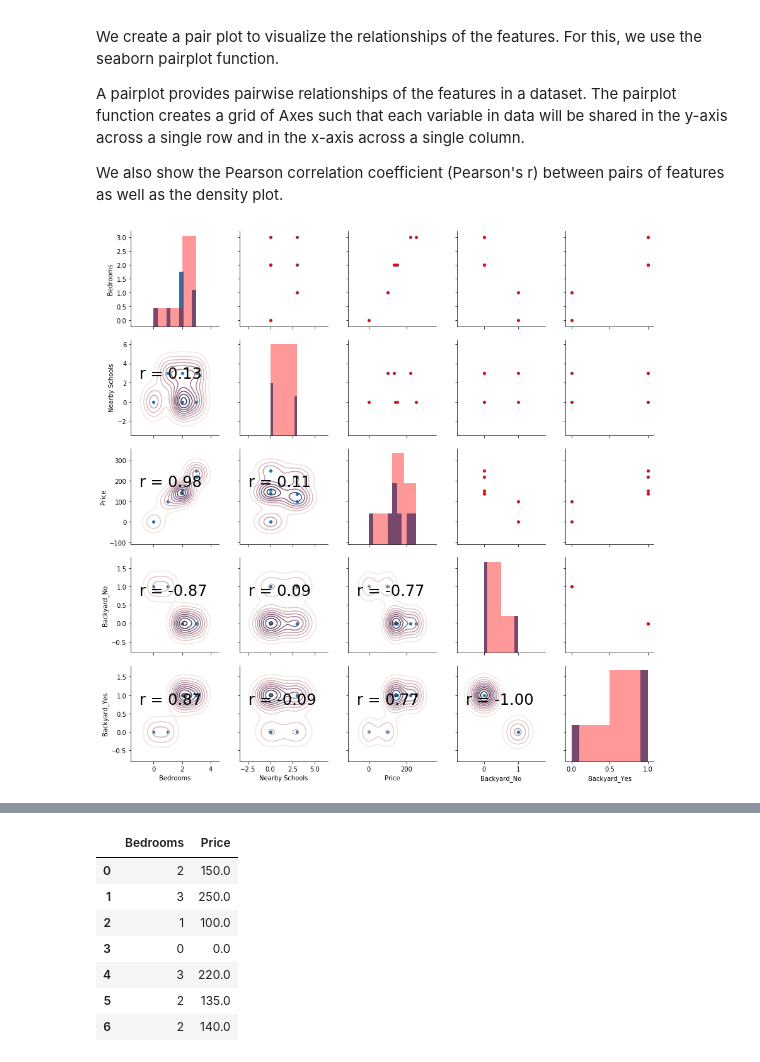
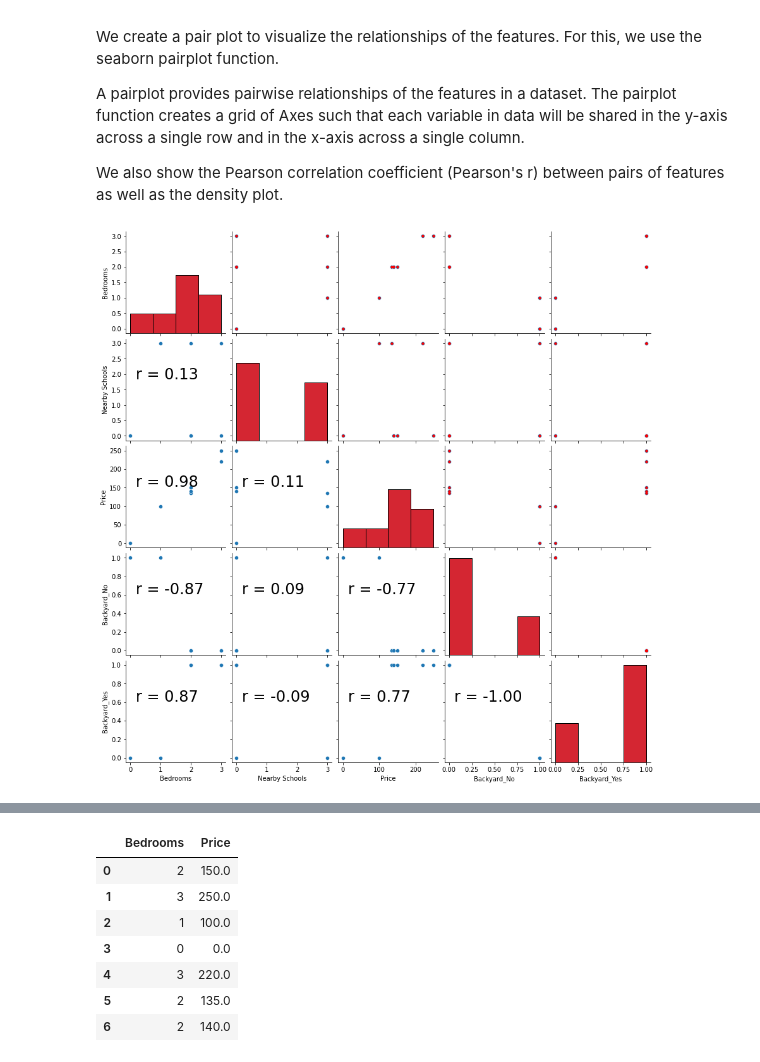
Before and after one commit to rhasanbd/Pandas-A-Very-Brief-Introduction-to-Data-Exploration, a Jupyter notebook: Pandas-1-Very Brief Introduction for Data Exploration.ipynb, the cells around one changed output, grey strips where cells are left out. Drawn from its saved outputs; the diff is of its cells as text; code cells hidden in the pictures.

```diff
--- a/Pandas-1-Very Brief Introduction for Data Exploration.ipynb
+++ b/Pandas-1-Very Brief Introduction for Data Exploration.ipynb
@@ -327,37 +346,38 @@ We also show the Pearson correlation coefficient (Pearson's r) between pairs of
 # %%
 # Matplotlib and seaborn for plotting
 import matplotlib.pyplot as plt
-%matplotlib inline
 import seaborn as sns
 from scipy import stats
 
 # Calculate correlation coefficient
 def corrfunc(x, y, **kws):
     r, _ = stats.pearsonr(x, y)
     ax = plt.gca()
     ax.annotate("r = {:.2f}".format(r),
                 xy=(.1, .6), xycoords=ax.transAxes,
                size = 24)
 
 cmap = sns.cubehelix_palette(light=1, dark = 0.1,
                              hue = 0.5, as_cmap=True)
 
 sns.set_context(font_scale=2)
 
 # Pair plot
 g = sns.pairplot(df)
 
 # Scatter plot on the upper triangle
 g.map_upper(plt.scatter, s=10, color = 'red')
 
 # Distribution on the diagonal
-g.map_diag(sns.distplot, kde=False, color = 'red')
+#g.map_diag(sns.distplot, kde=False, color = 'red') # distplot is deprecated
+#g.map_diag(sns.displot, kde=False, color = 'red')
+g.map_diag(sns.histplot, kde=False, color = 'red')
 
 # Density Plot and Correlation coefficients on the lower triangle
-g.map_lower(sns.kdeplot, cmap = cmap)
+#g.map_lower(sns.kdeplot, cmap = cmap)
 g.map_lower(corrfunc);
 # %% [output]
-[figure, old version]
+[figure, new version]
 # %% [markdown]
 ## Select a Subset of the Columns
 
```
Also changed, not shown: parts of 21 cells of this notebook.
